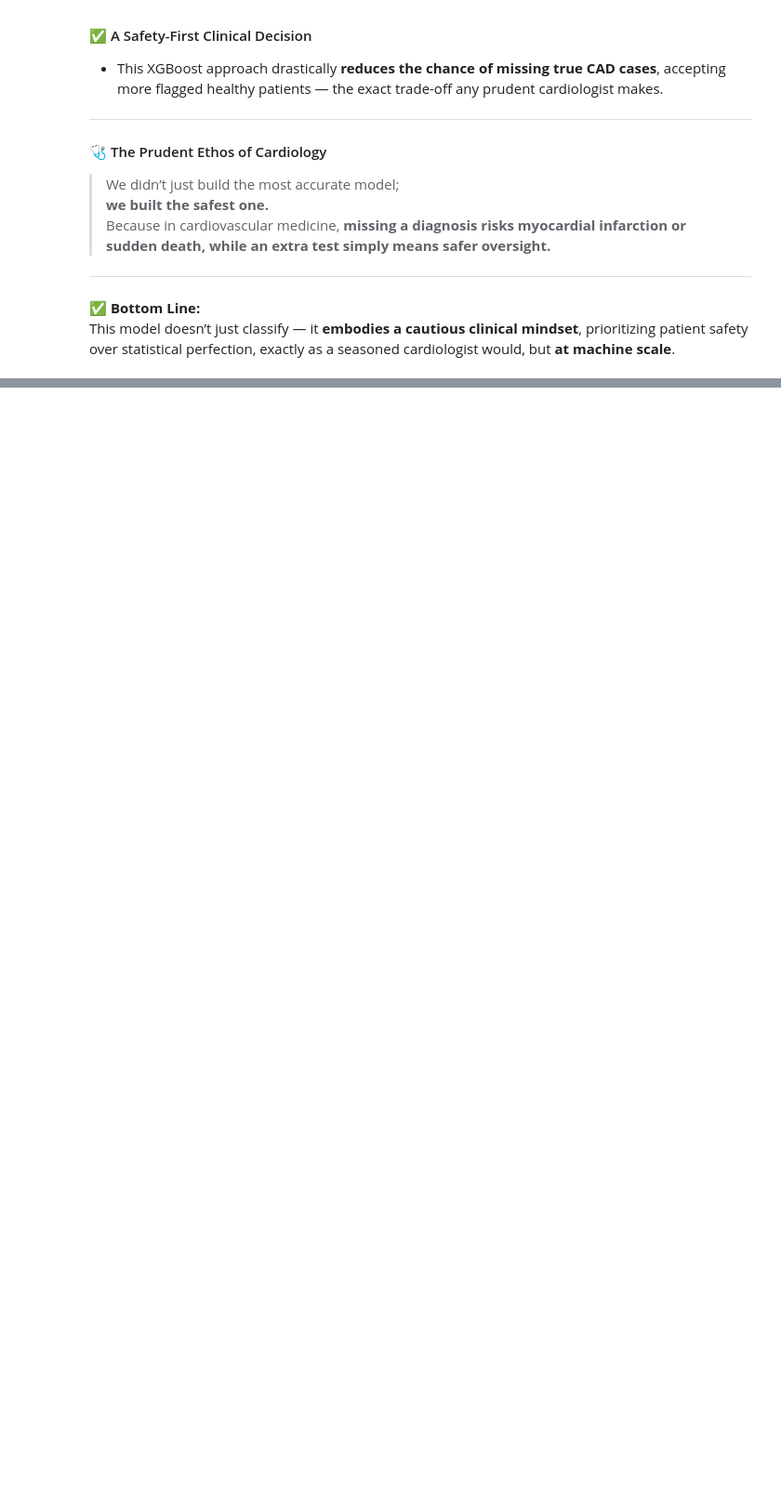
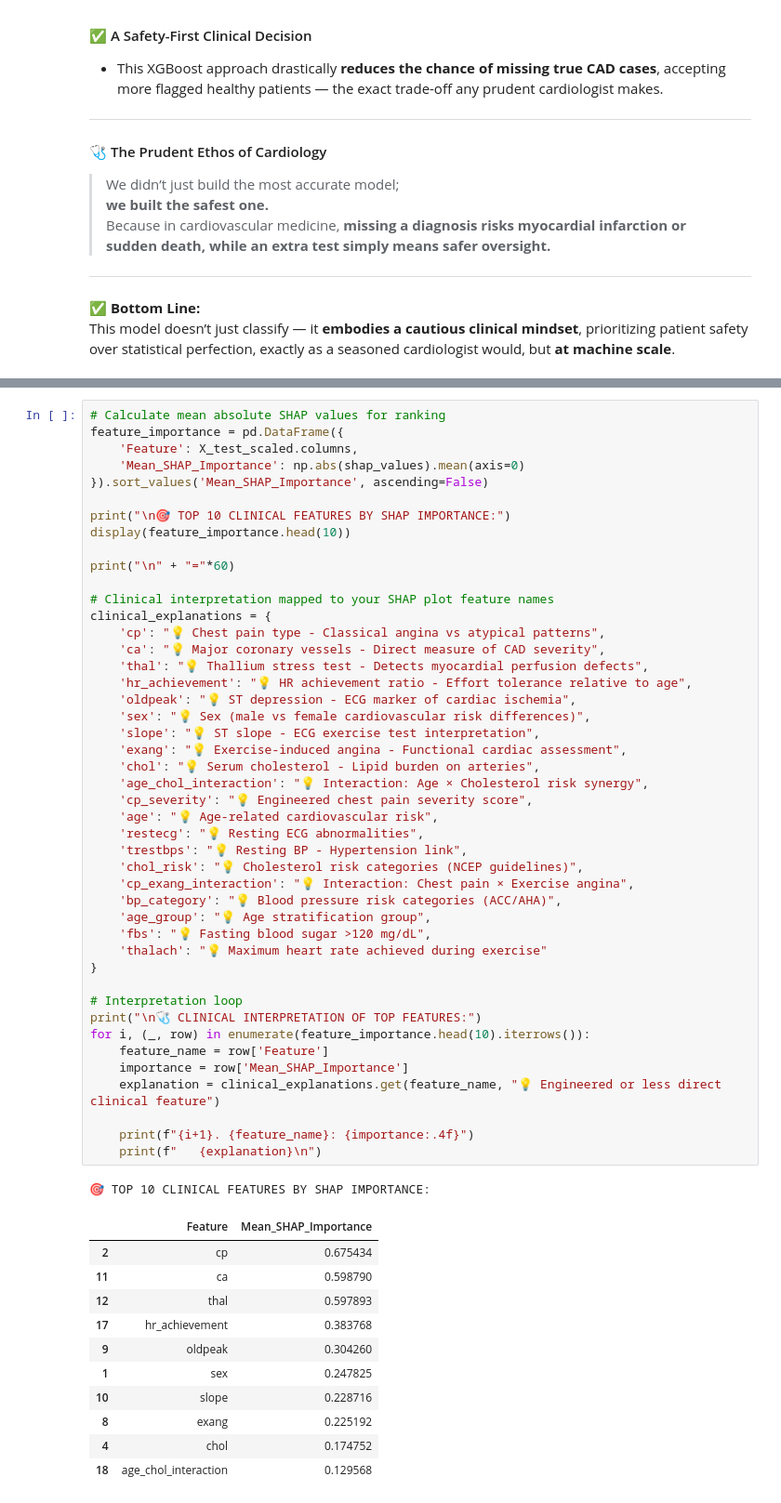
Before and after one commit to dr-ridwanoladipo/cardio-ai, a Jupyter notebook: notebooks/02_model_train_eval.ipynb, the cells around one changed output, grey strips where cells are left out. Shown at 93% size. Saved outputs shown, nothing was run; the diff lists cells and outputs as text; blank space fills up the shorter version.

```diff
--- a/notebooks/02_model_train_eval.ipynb
+++ b/notebooks/02_model_train_eval.ipynb
@@ -402,0 +462,58 @@ This model doesn’t just classify — it **embodies a cautious clinical mindset
+# %%
+# Calculate mean absolute SHAP values for ranking
+feature_importance = pd.DataFrame({
+    'Feature': X_test_scaled.columns,
+    'Mean_SHAP_Importance': np.abs(shap_values).mean(axis=0)
+}).sort_values('Mean_SHAP_Importance', ascending=False)
+
+print("\n🎯 TOP 10 CLINICAL FEATURES BY SHAP IMPORTANCE:")
+display(feature_importance.head(10))
+
+print("\n" + "="*60)
+
+# Clinical interpretation mapped to your SHAP plot feature names
+clinical_explanations = {
+    'cp': "💡 Chest pain type - Classical angina vs atypical patterns",
+    'ca': "💡 Major coronary vessels - Direct measure of CAD severity",
+    'thal': "💡 Thallium stress test - Detects myocardial perfusion defects",
+    'hr_achievement': "💡 HR achievement ratio - Effort tolerance relative to age",
+    'oldpeak': "💡 ST depression - ECG marker of cardiac ischemia",
+    'sex': "💡 Sex (male vs female cardiovascular risk differences)",
+    'slope': "💡 ST slope - ECG exercise test interpretation",
+    'exang': "💡 Exercise-induced angina - Functional cardiac assessment",
+    'chol': "💡 Serum cholesterol - Lipid burden on arteries",
+    'age_chol_interaction': "💡 Interaction: Age × Cholesterol risk synergy",
+    'cp_severity': "💡 Engineered chest pain severity score",
+    'age': "💡 Age-related cardiovascular risk",
+    'restecg': "💡 Resting ECG abnormalities",
+    'trestbps': "💡 Resting BP - Hypertension link",
+    'chol_risk': "💡 Cholesterol risk categories (NCEP guidelines)",
+    'cp_exang_interaction': "💡 Interaction: Chest pain × Exercise angina",
+    'bp_category': "💡 Blood pressure risk categories (ACC/AHA)",
+    'age_group': "💡 Age stratification group",
+    'fbs': "💡 Fasting blood sugar >120 mg/dL",
+    'thalach': "💡 Maximum heart rate achieved during exercise"
+}
+
+# Interpretation loop
+print("\n🩺 CLINICAL INTERPRETATION OF TOP FEATURES:")
+for i, (_, row) in enumerate(feature_importance.head(10).iterrows()):
+    feature_name = row['Feature']
+    importance = row['Mean_SHAP_Importance']
+    explanation = clinical_explanations.get(feature_name, "💡 Engineered or less direct clinical feature")
+
+    print(f"{i+1}. {feature_name}: {importance:.4f}")
+    print(f"   {explanation}\n")
+# %% [output]
+🎯 TOP 10 CLINICAL FEATURES BY SHAP IMPORTANCE:
+|  | Feature | Mean_SHAP_Importance |
+| 2 | cp | 0.675434 |
+| 11 | ca | 0.598790 |
+| 12 | thal | 0.597893 |
+| 17 | hr_achievement | 0.383768 |
+| 9 | oldpeak | 0.304260 |
+| 1 | sex | 0.247825 |
+| 10 | slope | 0.228716 |
+| 8 | exang | 0.225192 |
+| 4 | chol | 0.174752 |
+| 18 | age_chol_interaction | 0.129568 |
```
Also changed, not shown: parts of 10 cells of this notebook.
